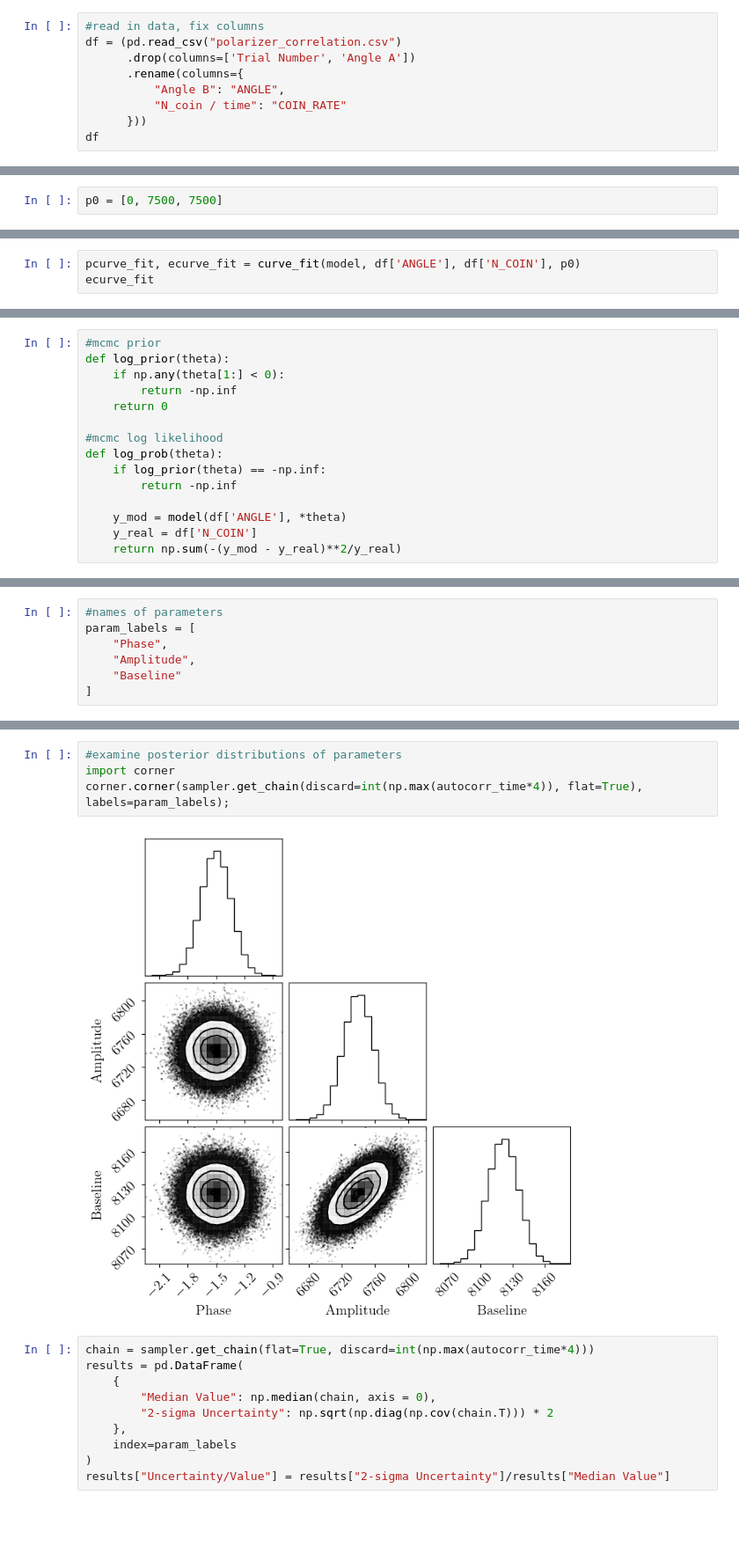
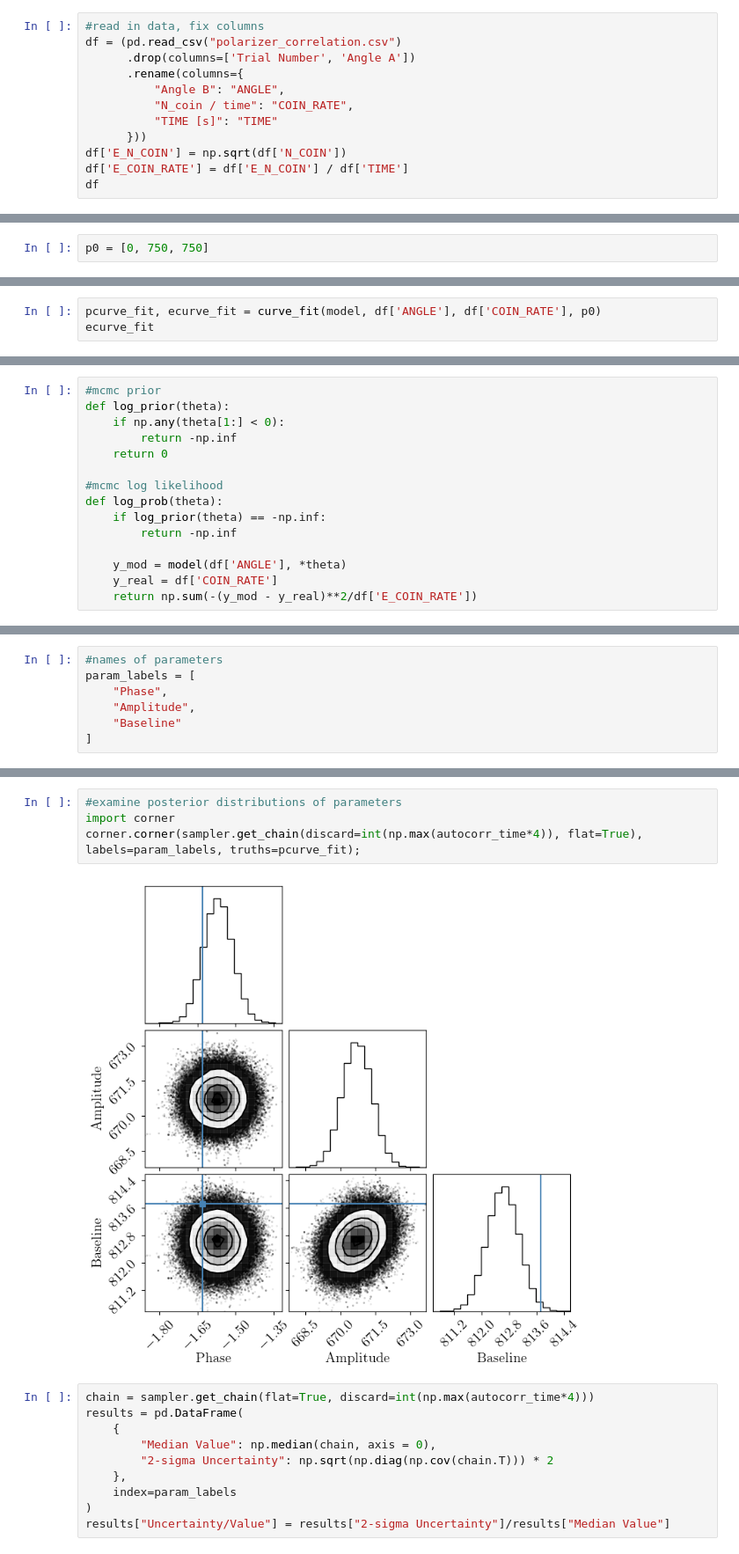
Before and after one commit to andres-luengo/alden-andres-max-most-dangerous-4450-trio, a Jupyter notebook: pol_cor_fit.ipynb, the cells around one changed output, grey strips where cells are left out. Shown at 88% size. Drawn from its saved outputs; the diff is of its cells as text; blank space fills up the shorter version.

```diff
--- a/pol_cor_fit.ipynb
+++ b/pol_cor_fit.ipynb
@@ -11,7 +11,10 @@ df = (pd.read_csv("polarizer_correlation.csv")
       .drop(columns=['Trial Number', 'Angle A'])
       .rename(columns={
           "Angle B": "ANGLE",
-          "N_coin / time": "COIN_RATE"
+          "N_coin / time": "COIN_RATE",
+          "TIME [s]": "TIME"
       }))
+df['E_N_COIN'] = np.sqrt(df['N_COIN'])
+df['E_COIN_RATE'] = df['E_N_COIN'] / df['TIME']
 df
 # %% [output]
@@ -53,5 +56,5 @@ def redchi2(theta):
 # %%
-p0 = [0, 7500, 7500]
+p0 = [0, 750, 750]
 # %%
 fig, ax = plt.subplots(dpi = 300)
 
@@ -70,6 +73,6 @@ plt.savefig("tau_fit.png")
 # width_fit = np.exp(opt_res.x)[1]
 # opt_res
 # %%
-pcurve_fit, ecurve_fit = curve_fit(model, df['ANGLE'], df['N_COIN'], p0)
+pcurve_fit, ecurve_fit = curve_fit(model, df['ANGLE'], df['COIN_RATE'], p0)
 ecurve_fit
 # %% [output]
@@ -113,8 +116,8 @@ def log_prob(theta):
         return -np.inf
 
     y_mod = model(df['ANGLE'], *theta)
-    y_real = df['N_COIN']
-    return np.sum(-(y_mod - y_real)**2/y_real)
+    y_real = df['COIN_RATE']
+    return np.sum(-(y_mod - y_real)**2/df['E_COIN_RATE'])
 # %%
 #initialize mcmc walkers
 N_WALKERS = 16
@@ -163,9 +187,9 @@ for dim_n in range(chain.shape[2]):
 # %%
 #examine posterior distributions of parameters
 import corner
-corner.corner(sampler.get_chain(discard=int(np.max(autocorr_time*4)), flat=True), labels=param_labels);
+corner.corner(sampler.get_chain(discard=int(np.max(autocorr_time*4)), flat=True), labels=param_labels, truths=pcurve_fit);
 # %% [output]
-[figure, old version]
+[figure, new version]
 # %%
 chain = sampler.get_chain(flat=True, discard=int(np.max(autocorr_time*4)))
 results = pd.DataFrame(
```
Also changed, not shown: parts of 12 cells of this notebook, 1 other file.
